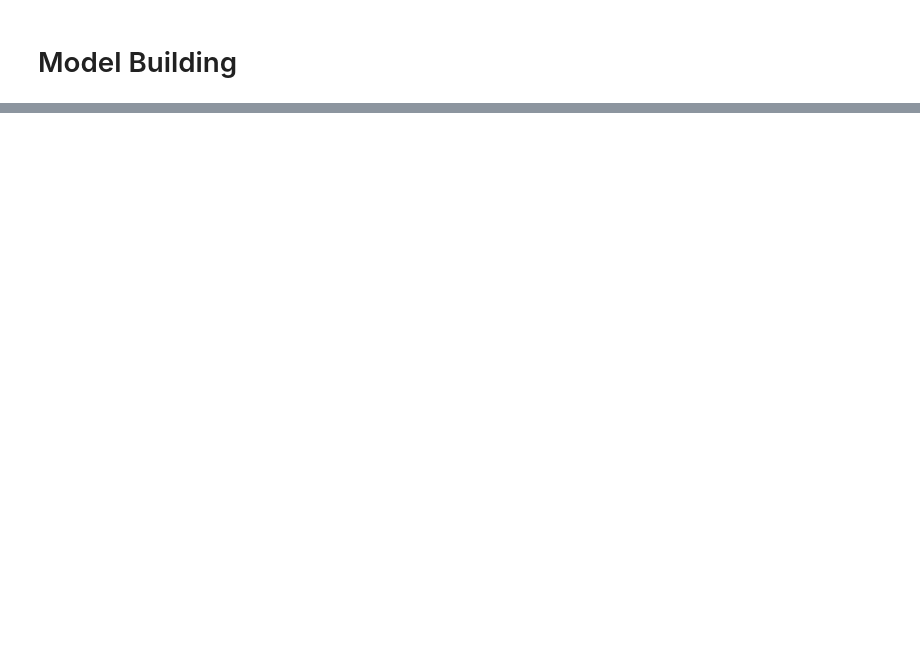
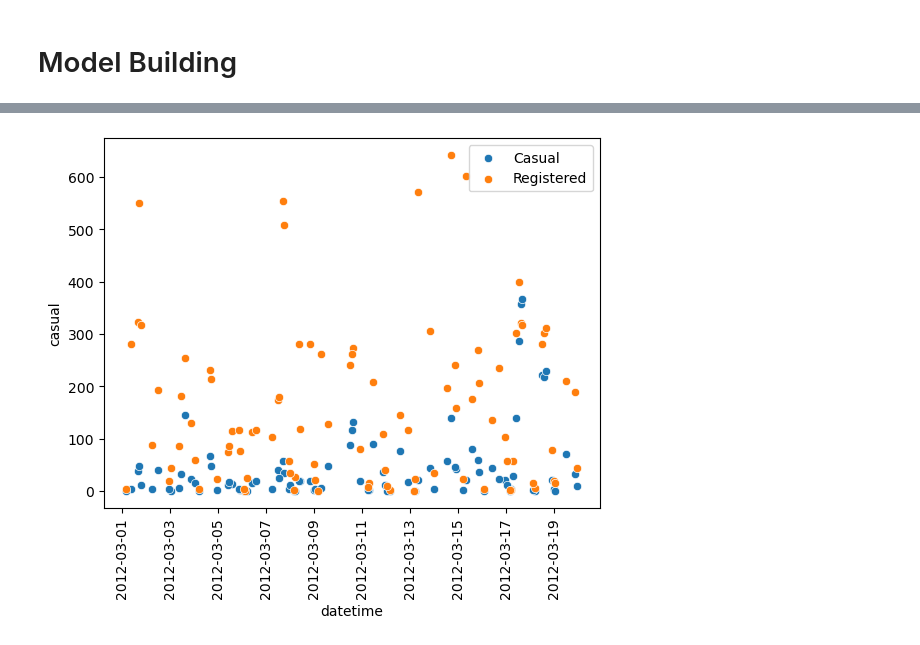
Before and after one commit to TrinityGahagen2K/bike-sharing-demand, a Jupyter notebook: bike_sharing_ml.ipynb, the cells around one changed output, grey strips where cells are left out. Cells and saved outputs as stored; diff of their text form; code cells hidden in the pictures; blank space fills up the shorter version.

```diff
--- a/bike_sharing_ml.ipynb
+++ b/bike_sharing_ml.ipynb
@@ -119,0 +603,6 @@ r2_score(y_test, y_pred)
+# %%
+# recreate datetime column
+date_time = X_test_diff['year'].astype(str) + '-' + X_test_diff['month'].astype(str) + '-' + X_test_diff['day'].astype(str) + ' ' + X_test_diff['hour'].astype(str) + ':00:00'
+X_test_diff['datetime'] = date_time
+X_test_diff['datetime'] = pd.to_datetime(X_test_diff['datetime'])
+X_test_diff.head()
@@ -119,0 +616,12 @@ r2_score(y_test, y_pred)
+# %%
+# create subset of data containing only records from march 2012
+march_records = X_test_diff.loc[(X_test_diff['year'] == 2012) & (X_test_diff['month'] == 3)]
+# %%
+# plot bike rentals by hour for the month of march
+sns.scatterplot(data=march_records, x='datetime', y='casual', label='Casual')
+sns.scatterplot(data=march_records, x='datetime', y='registered', label='Registered')
+plt.legend()
+plt.xticks(rotation=90)
+plt.show()
+# %% [output]
+[figure, added]
```
Also changed, not shown: parts of 99 cells of this notebook.
